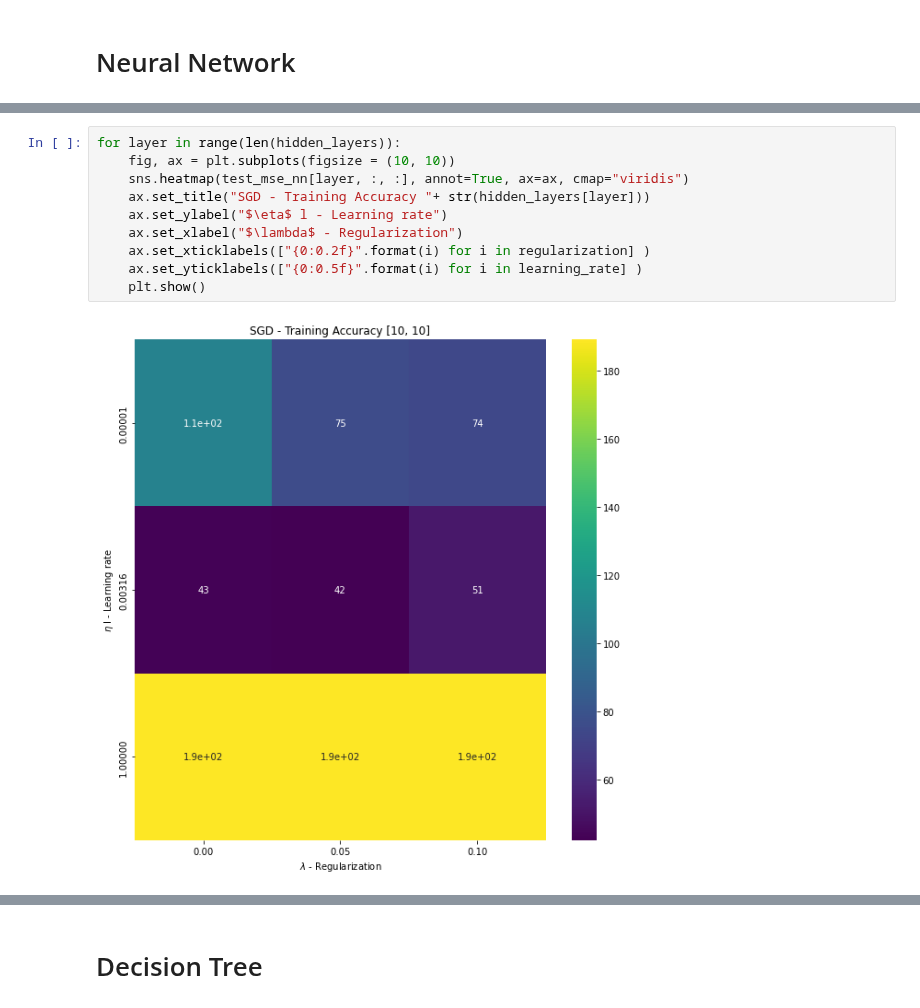
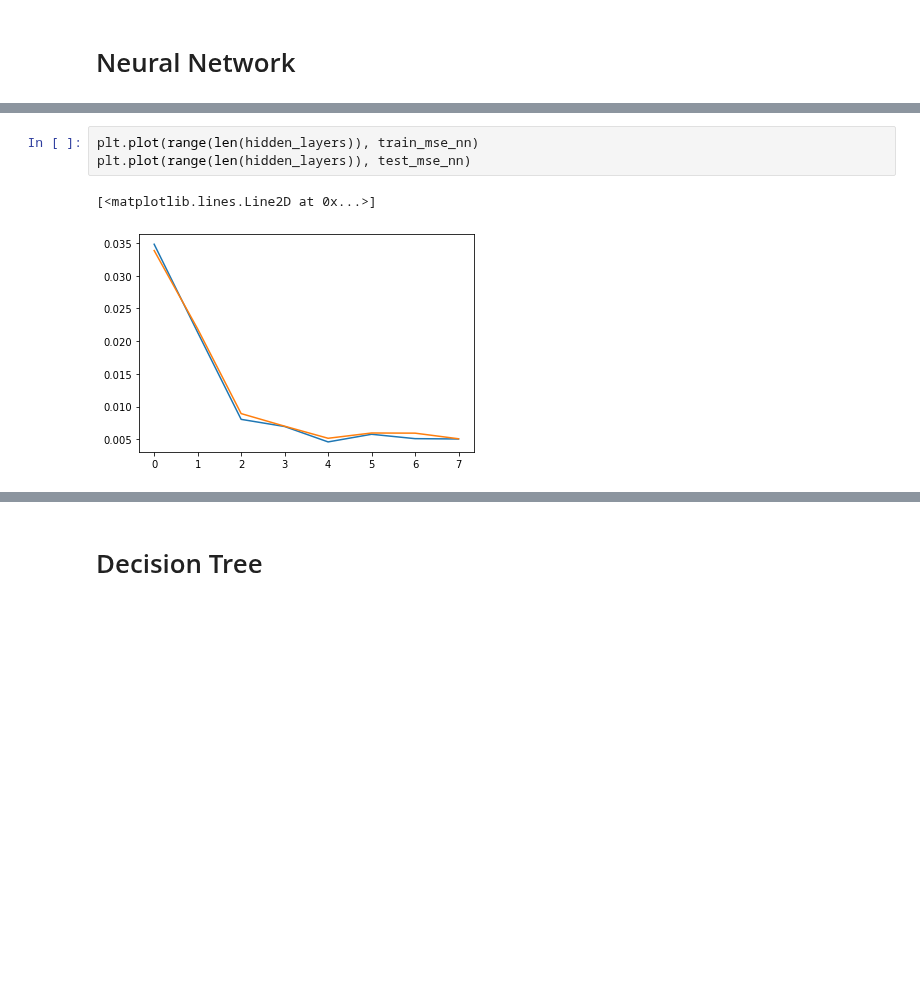
Before and after one commit to eoydvin/FYS-STK4155, a Jupyter notebook: Project_3/Regression_Radar_Image.ipynb, the cells around one changed output, grey strips where cells are left out. Saved outputs shown, nothing was run; the diff lists cells and outputs as text; blank space fills up the shorter version.

```diff
--- a/Project_3/Regression_Radar_Image.ipynb
+++ b/Project_3/Regression_Radar_Image.ipynb
@@ -192,12 +194,6 @@ for n_layers in tqdm.tqdm(range(len(hidden_layers))):
 # %%
-for layer in range(len(hidden_layers)):
-    fig, ax = plt.subplots(figsize = (10, 10))
-    sns.heatmap(test_mse_nn[layer, :, :], annot=True, ax=ax, cmap="viridis")
-    ax.set_title("SGD - Training Accuracy "+ str(hidden_layers[layer]))
-    ax.set_ylabel("$\eta$ l - Learning rate")
-    ax.set_xlabel("$\lambda$ - Regularization")
-    ax.set_xticklabels(["{0:0.2f}".format(i) for i in regularization] )
-    ax.set_yticklabels(["{0:0.5f}".format(i) for i in learning_rate] )
-    plt.show()
+plt.plot(range(len(hidden_layers)), train_mse_nn)
+plt.plot(range(len(hidden_layers)), test_mse_nn)
 # %% [output]
+[<matplotlib.lines.Line2D at 0x...>]
-[figure, old version]
+[figure, new version]
```
Also changed, not shown: parts of 12 cells of this notebook, 4 other files.
